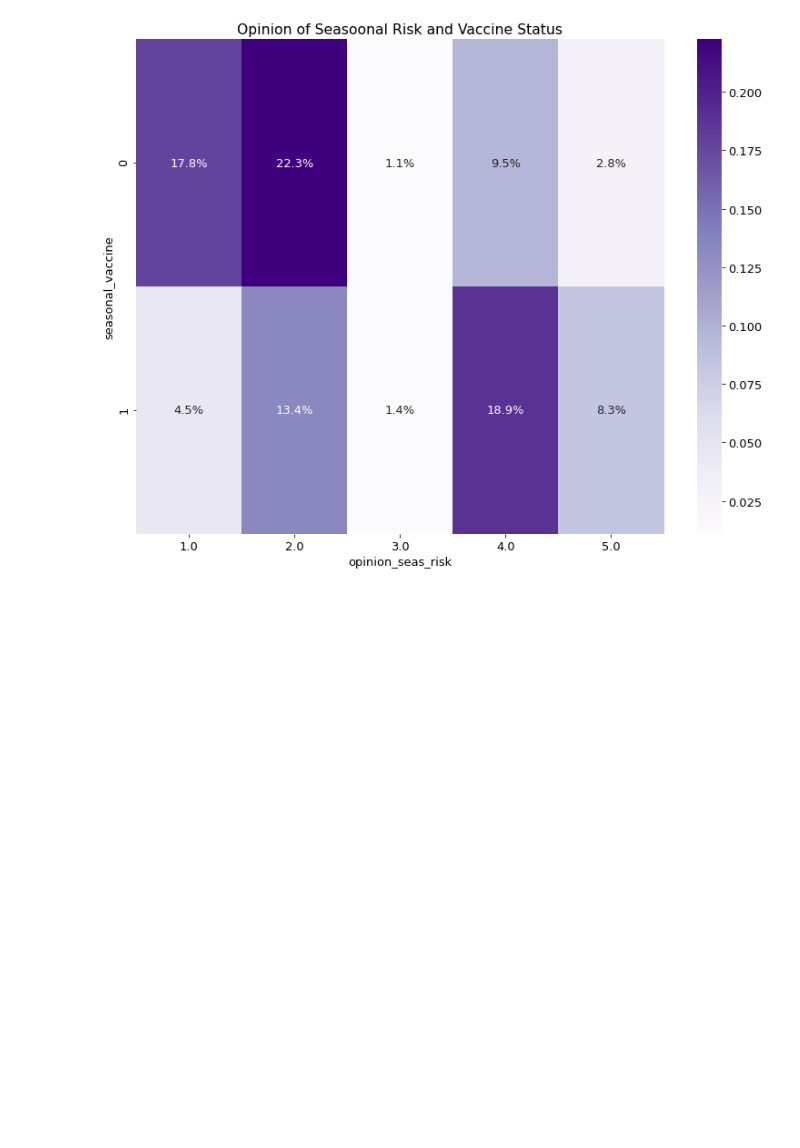
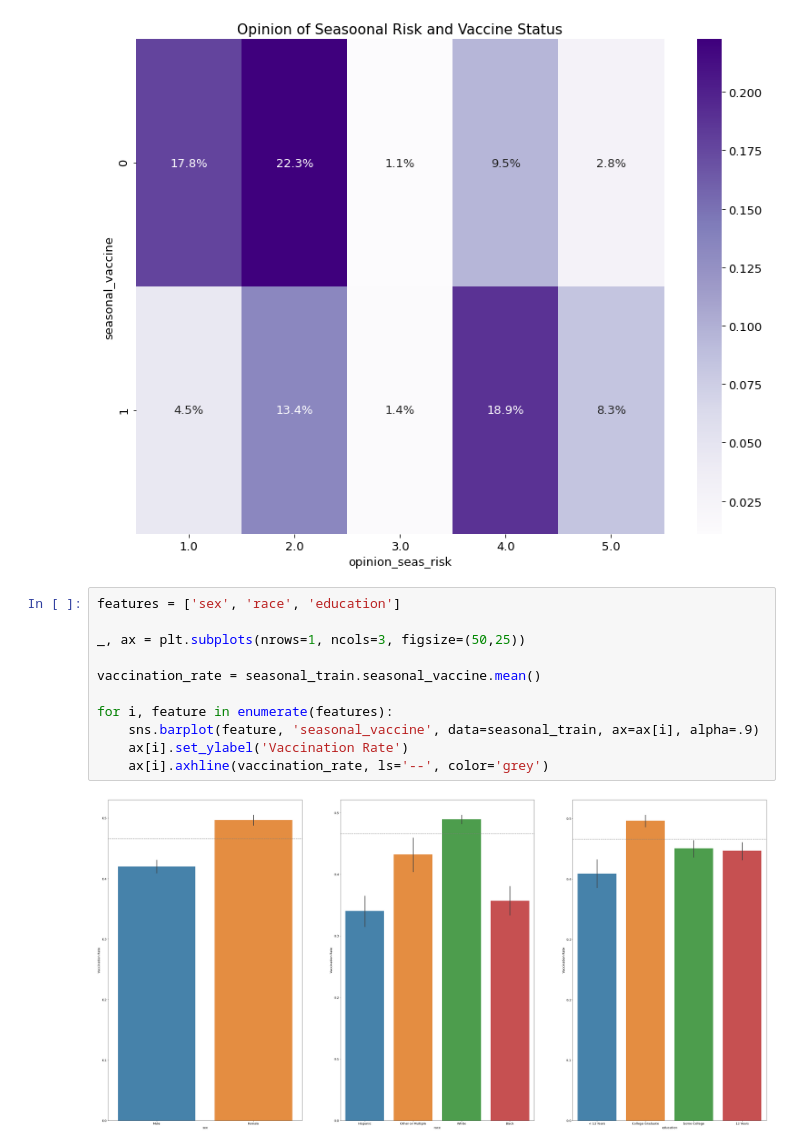
Before and after one commit to JadaShipp/predicting_flu, a Jupyter notebook: explore.ipynb, the cells around one changed output. Drawn from its saved outputs; the diff is of its cells as text; blank space fills up the shorter version.

Commit message:
added seasonal explore

```diff
--- a/explore.ipynb
+++ b/explore.ipynb
@@ -346,3 +348,16 @@ def opinion_seasonal_status(train):
 opinion_seasonal_status(seasonal_train)
 # %% [output]
 [figure]
+# %%
+features = ['sex', 'race', 'education']
+
+_, ax = plt.subplots(nrows=1, ncols=3, figsize=(50,25))
+
+vaccination_rate = seasonal_train.seasonal_vaccine.mean()
+
+for i, feature in enumerate(features):
+    sns.barplot(feature, 'seasonal_vaccine', data=seasonal_train, ax=ax[i], alpha=.9)
+    ax[i].set_ylabel('Vaccination Rate')
+    ax[i].axhline(vaccination_rate, ls='--', color='grey')
+# %% [output]
+[figure, added]
```
Also changed, not shown: parts of 1 cell of this notebook.
